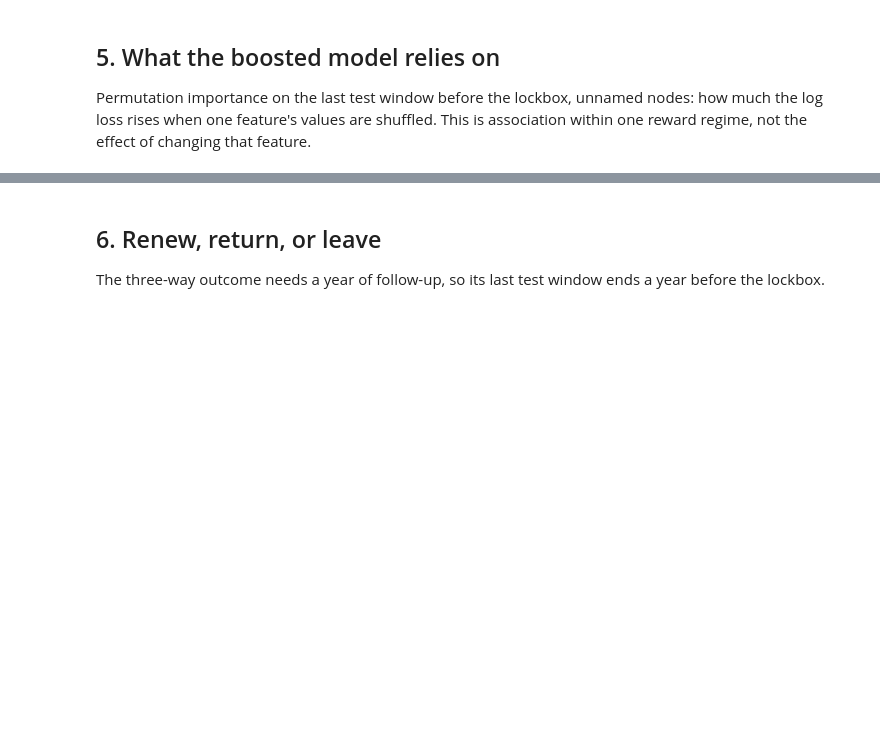
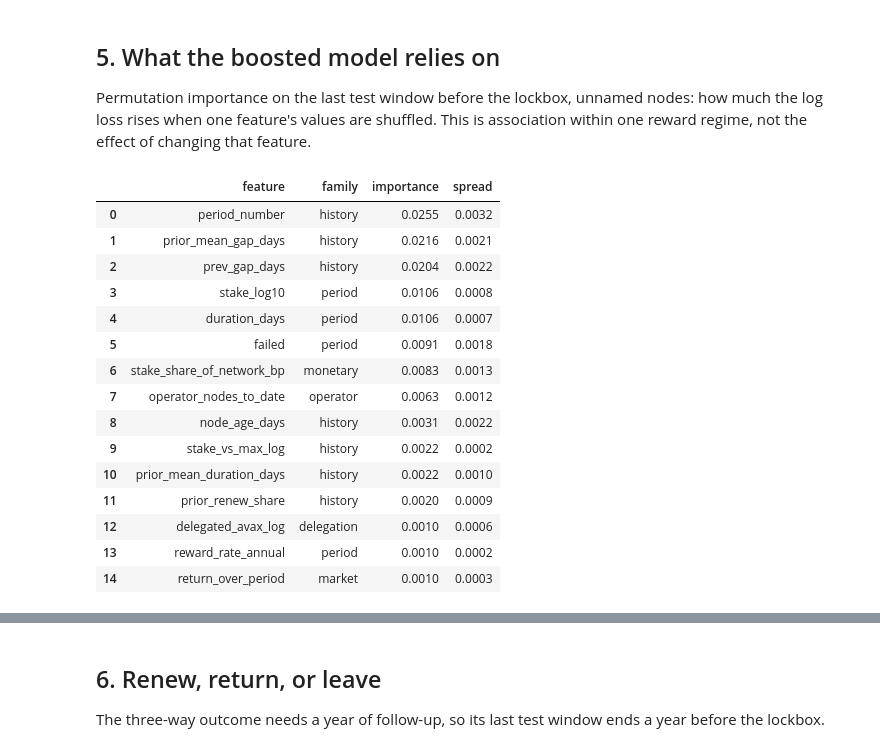
Before and after one commit to bonding-curves/avalanche-phase-ii-research, a Jupyter notebook: notebooks/behaviour-supervised.ipynb, the cells around one changed output, grey strips where cells are left out. Cells and saved outputs as stored; diff of their text form; code cells hidden in the pictures; blank space fills up the shorter version.

Commit message:
prototype(behaviour-ml): v0, unreviewed. Notebook tables print as plain outputs, so they read in any viewer, and the score and calibration charts no longer warn

```diff
--- a/notebooks/behaviour-supervised.ipynb
+++ b/notebooks/behaviour-supervised.ipynb
@@ -128,9 +144,26 @@ Permutation importance on the last test window before the lockbox, unnamed nodes
 # %%
 last = renewed.folds[-1]
 boosted = sv.fit_on(sv.models()["boosted"], renewed.X, renewed.y, last.train)
 importance = sv.importance(boosted, renewed.X.iloc[last.test], renewed.y.iloc[last.test])
-pn.Row(views.importance_bars(importance), importance.head(15).round(4))
+display(importance.head(15).round(4))
+views.importance_bars(importance)
 # %% [output]
+|  | feature | family | importance | spread |
+| 0 | period_number | history | 0.0255 | 0.0032 |
+| 1 | prior_mean_gap_days | history | 0.0216 | 0.0021 |
+| 2 | prev_gap_days | history | 0.0204 | 0.0022 |
+| 3 | stake_log10 | period | 0.0106 | 0.0008 |
+| 4 | duration_days | period | 0.0106 | 0.0007 |
+| 5 | failed | period | 0.0091 | 0.0018 |
+| 6 | stake_share_of_network_bp | monetary | 0.0083 | 0.0013 |
+| 7 | operator_nodes_to_date | operator | 0.0063 | 0.0012 |
+| 8 | node_age_days | history | 0.0031 | 0.0022 |
+| 9 | stake_vs_max_log | history | 0.0022 | 0.0002 |
+| 10 | prior_mean_duration_days | history | 0.0022 | 0.0010 |
+| 11 | prior_renew_share | history | 0.0020 | 0.0009 |
+| 12 | delegated_avax_log | delegation | 0.0010 | 0.0006 |
+| 13 | reward_rate_annual | period | 0.0010 | 0.0002 |
+| 14 | return_over_period | market | 0.0010 | 0.0003 |
 [interactive output not drawn]
 # %% [markdown]
 ## 6. Renew, return, or leave
```
Also changed, not shown: parts of 5 cells of this notebook, 2 other files.
